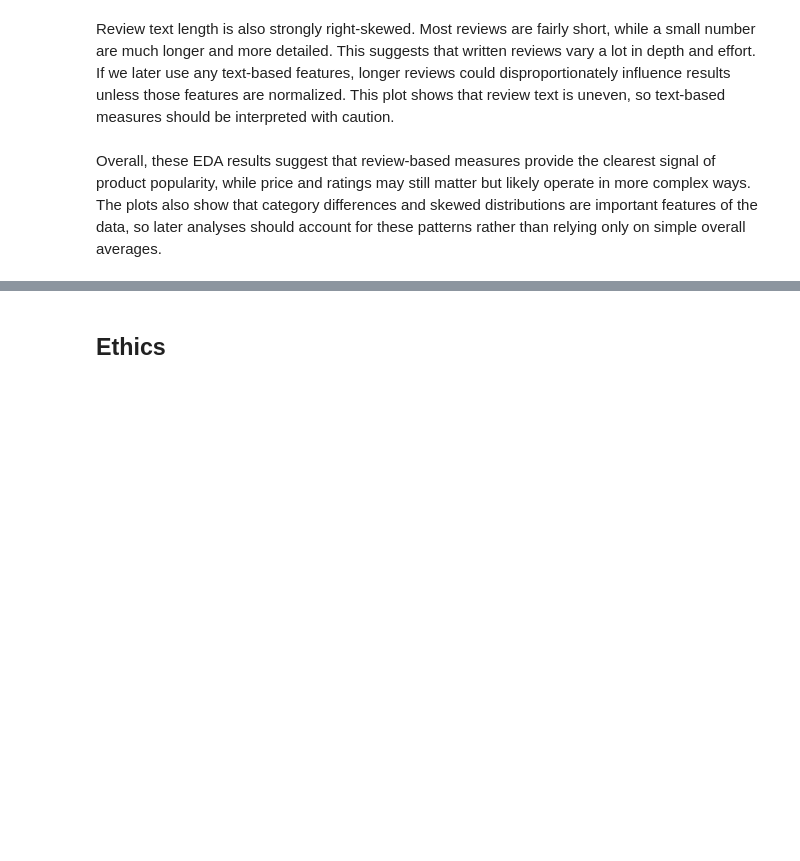
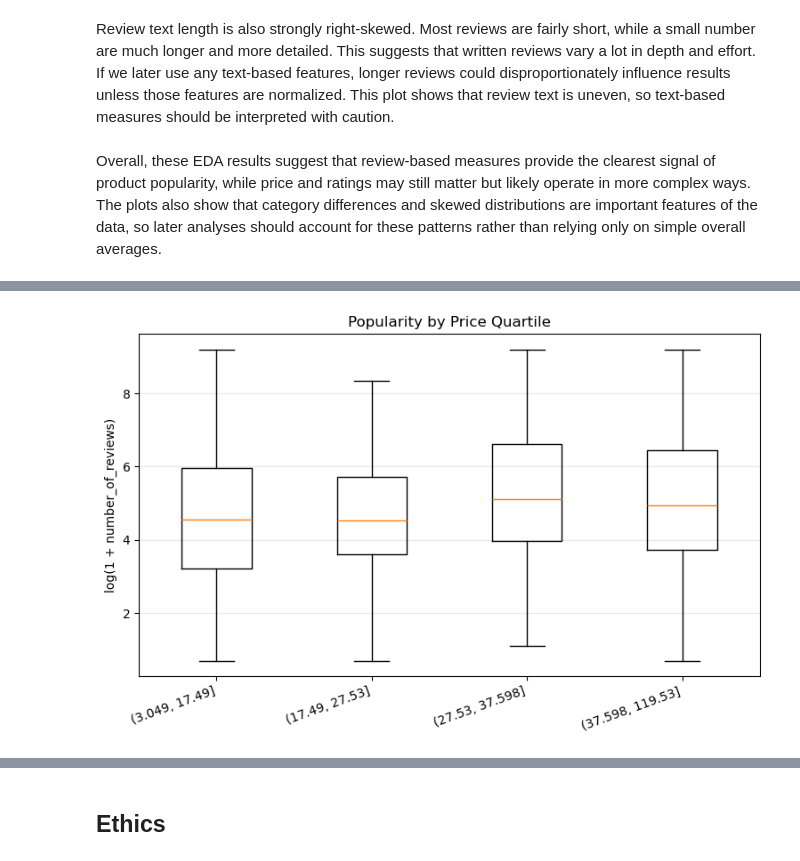
Before and after one commit to COGS108/Group129_WI26, a Jupyter notebook: 02-EDACheckpoint.ipynb, the cells around one changed output, grey strips where cells are left out. Drawn from its saved outputs; the diff is of its cells as text; code cells hidden in the pictures; blank space fills up the shorter version.

```diff
--- a/02-EDACheckpoint.ipynb
+++ b/02-EDACheckpoint.ipynb
@@ -533,3 +530,18 @@ plt.show()
 Review text length is also strongly right-skewed. Most reviews are fairly short, while a small number are much longer and more detailed. This suggests that written reviews vary a lot in depth and effort. If we later use any text-based features, longer reviews could disproportionately influence results unless those features are normalized. This plot shows that review text is uneven, so text-based measures should be interpreted with caution.
 # %% [markdown]
 Overall, these EDA results suggest that review-based measures provide the clearest signal of product popularity, while price and ratings may still matter but likely operate in more complex ways. The plots also show that category differences and skewed distributions are important features of the data, so later analyses should account for these patterns rather than relying only on simple overall averages.
+# %%
+import numpy as np
+import pandas as pd
+import matplotlib.pyplot as plt
+
+# Make sure these columns exist / are numeric
+for c in ["price", "price_per_serving", "overall_rating", "number_of_reviews", "log_reviews"]:
+    if c in products.columns:
+        products[c] = pd.to_numeric(products[c], errors="coerce")
+
+# Optional: drop rows missing the key EDA columns
+eda = products.dropna(subset=["log_reviews", "price", "overall_rating", "brand_name", "product_category"]).copy()
+
+print("EDA shape:", eda.shape)
+eda[["price", "price_per_serving", "overall_rating", "number_of_reviews", "log_reviews"]].describe()
@@ -535,0 +559,17 @@ Overall, these EDA results suggest that review-based measures provide the cleare
+# %%
+tmp = eda.dropna(subset=["price", "log_reviews"]).copy()
+tmp["price_bin"] = pd.qcut(tmp["price"], q=4, duplicates="drop")
+
+groups = [tmp.loc[tmp["price_bin"] == b, "log_reviews"].dropna().to_numpy()
+          for b in tmp["price_bin"].cat.categories]
+labels = [str(b) for b in tmp["price_bin"].cat.categories]
+
+plt.figure(figsize=(9,5))
+plt.boxplot(groups, labels=labels, showfliers=False)
+plt.xticks(rotation=20, ha="right")
+plt.ylabel("log(1 + number_of_reviews)")
+plt.title("Popularity by Price Quartile")
+plt.grid(True, axis="y", alpha=0.3)
+plt.show()
+# %% [output]
+[figure, added]
```
Also changed, not shown: parts of 9 cells of this notebook.
